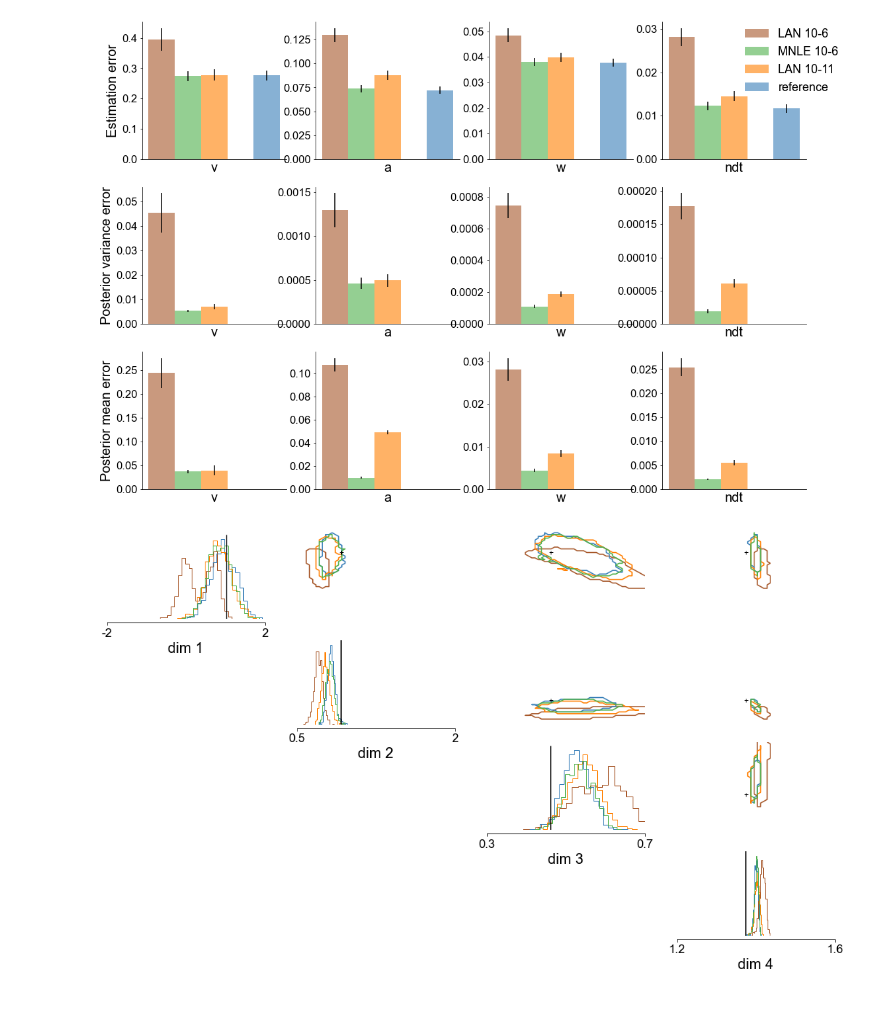
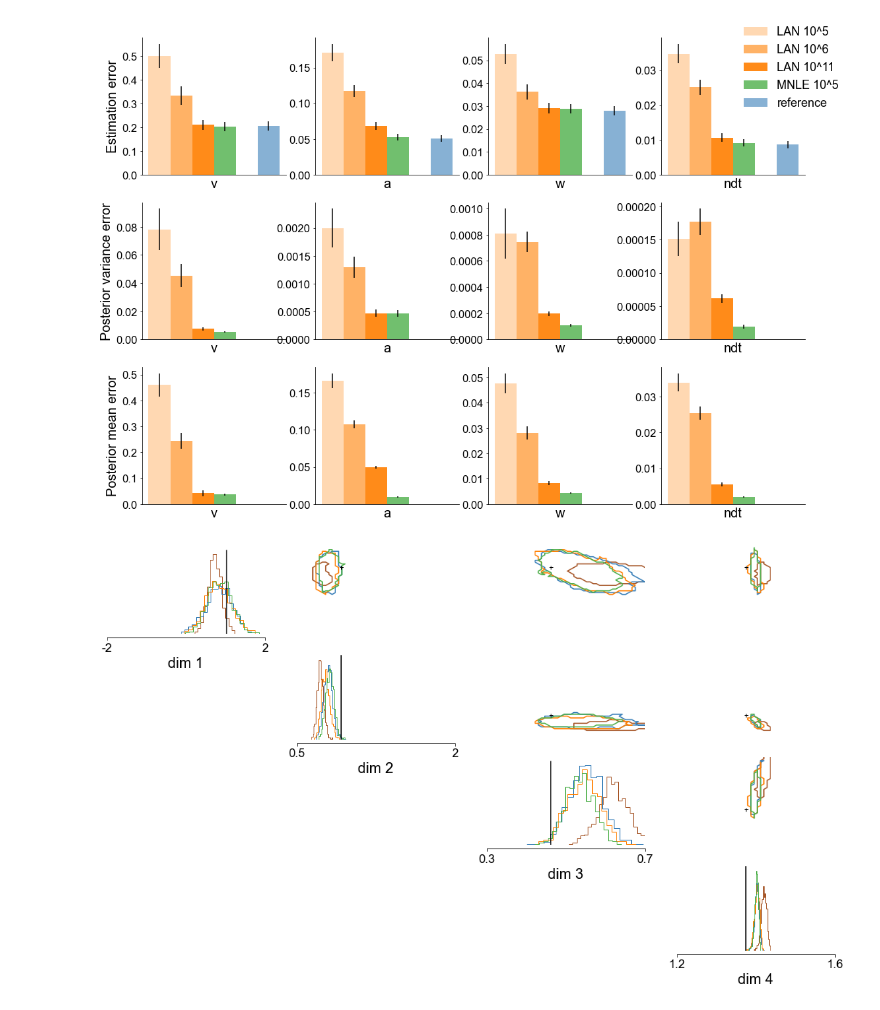
Before and after one commit to mackelab/mnle-for-ddms, a Jupyter notebook: notebooks/mnle-lan-comparison/compute_posterior_metrics.ipynb, the cells around one changed output. Drawn from its saved outputs; the diff is of its cells as text; code cells hidden in the pictures.

```diff
--- a/notebooks/mnle-lan-comparison/compute_posterior_metrics.ipynb
+++ b/notebooks/mnle-lan-comparison/compute_posterior_metrics.ipynb
@@ -26,10 +29,12 @@ with open("lan_10_11_posterior_samples_100x100iid.p", "rb") as fh:
     samples = pickle.load(fh)
 samples_lan_11 = torch.stack(samples)
 
+# with open(save_folder / "lan_10_5_ours_posterior_samples_100x100iid.p", "rb") as fh:
 with open("lan_10_5_posterior_samples_100x100iid.p", "rb") as fh:
     samples = pickle.load(fh)
 samples_lan_5 = torch.stack(samples)
 
+# with open(save_folder / "lan_10_6_ours_posterior_samples_100x100iid.p", "rb") as fh:
 with open("lan_10_6_posterior_samples_100x100iid.p", "rb") as fh:
     samples = pickle.load(fh)
 samples_lan_6 = torch.stack(samples)
@@ -38,6 +43,10 @@ with open("lan_10_7_posterior_samples_100x100iid.p", "rb") as fh:
     samples = pickle.load(fh)
 samples_lan_7 = torch.stack(samples)
 
+with open("mnle_100000_posterior_samples_100x100iid.p", "rb") as fh:
+    samples = pickle.load(fh)
+samples_mnle_5 = torch.stack(samples)
+
 with open("mnle_1000000_posterior_samples_100x100iid.p", "rb") as fh:
     samples = pickle.load(fh)
 samples_mnle_6 = torch.stack(samples)
@@ -51,8 +60,8 @@ def get_posterior_metrics(reference_samples, samples, true_theta):
     var_diff = (reference_samples.var(0) - samples.var(0)).abs()
 
     # distance to true parameters, for each sample
-    acc_samples = abs(samples - true_theta).mean(0)
-    acc_reference = abs(reference_samples[:samples.shape[0]] - true_theta).mean(0)
+    acc_samples = abs(samples.mean(0) - true_theta).squeeze()
+    acc_reference = abs(reference_samples[:samples.shape[0]].mean(0) - true_theta).squeeze()
 
     return mean_diff, var_diff, acc_samples, acc_reference
 
@@ -72,6 +81,7 @@ metrics_lan_11 = torch.zeros(len(samples), 4, 4)
 metrics_lan_5 = torch.zeros(len(samples), 4, 4)
 metrics_lan_6 = torch.zeros(len(samples), 4, 4)
 metrics_lan_7 = torch.zeros(len(samples), 4, 4)
+metrics_mnle_5 = torch.zeros(len(samples), 4, 4)
 metrics_mnle_6 = torch.zeros(len(samples), 4, 4)
 
 for obsi in range(100):
@@ -97,6 +107,11 @@ for obsi in range(100):
         samples_lan_7[obsi,],
         true_theta)
         )
+    metrics_mnle_5[obsi,] = torch.stack(get_posterior_metrics(
+        ref_samples,
+        samples_mnle_5[obsi,],
+        true_theta)
+        )
     metrics_mnle_6[obsi,] = torch.stack(get_posterior_metrics(
         ref_samples,
         samples_mnle_6[obsi,],
@@ -105,31 +120,32 @@ for obsi in range(100):
 # %%
 import numpy as np
 fig, ax = plt.subplots(3, 4, figsize=(18, 13), sharey=False, sharex=True)
 xlabels = ["v", "a", "w", "ndt"]
 ylabels = ["Posterior mean error", "Posterior variance error", "Estimation error"]
 width = 0.1
 pos = 1.
 
 for jj in range(3):  # metrics
     for ii in range(4):  # params
         plt.sca(ax[-jj-1, ii])
-        # plot_bar(pos, metrics_lan_5[:, jj, ii], label="LAN 10-5", color=colors[3])
-        plot_bar(pos+0.1, metrics_lan_6[:, jj, ii], label="LAN 10-6", color=colors[4])
-        # plot_bar(pos+0.2, metrics_lan_7[:, jj, ii], label="LAN 10-7", color=colors[5])
-        plot_bar(pos+0.2, metrics_mnle_6[:, jj, ii], label="MNLE 10-6", color=colors[2])
-        plot_bar(pos+0.3, metrics_lan_11[:, jj, ii], label="LAN 10-11", color=colors[1])
+        plot_bar(pos, metrics_lan_5[:, jj, ii], label="LAN 10^5", color=colors[1], alpha=0.3)
+        plot_bar(pos+0.1, metrics_lan_6[:, jj, ii], label="LAN 10^6", color=colors[1], alpha=0.6)
+        # plot_bar(pos+0.2, metrics_lan_7[:, jj, ii], label="LAN 10^7", color=colors[5])
+        plot_bar(pos+0.2, metrics_lan_11[:, jj, ii], label="LAN 10^11", color=colors[1], alpha=.9)
+        plot_bar(pos+0.3, metrics_mnle_6[:, jj, ii], label="MNLE 10^5", color=colors[2], alpha=.8)
+        # plot_bar(pos+0.3, metrics_mnle_6[:, jj, ii], label="MNLE 10-6", color=colors[2])
         if jj==2:
             plot_bar(pos+0.5, metrics_lan_11[:, jj+1, ii], label="reference", color=colors[0])
         plt.xticks([])
         plt.xlabel(xlabels[ii])
         if ii==3 and jj==2:
             plt.legend(
                 bbox_to_anchor=(.5, .4)
                 )
         if ii==0:
             plt.ylabel(ylabels[jj])
 # %% [output]
-[figure, old version]
+[figure, new version]
 # %%
 # Reference posterior for first obs in xos
 obsi = 1
@@ -138,8 +154,8 @@ true_theta = task.get_true_parameters(201+obsi)
 
 fig, ax = pairplot(
     [
-        samples_lan_6[obsi,],
-        samples_mnle_6[obsi,],
+        samples_lan_5[obsi,],
+        samples_mnle_5[obsi,],
         samples_lan_11[obsi,],
         reference_samples[:1000],
     ],
@@ -156,4 +172,4 @@ fig, ax = pairplot(
     ticks = [[-2, 2], [0.5, 2.0], [.3, .7], [1.2, 1.6]],
 );
 # %% [output]
-[figure, old version]
+[figure, new version]
```
Also changed, not shown: parts of 1 cell of this notebook, 2 other files.
